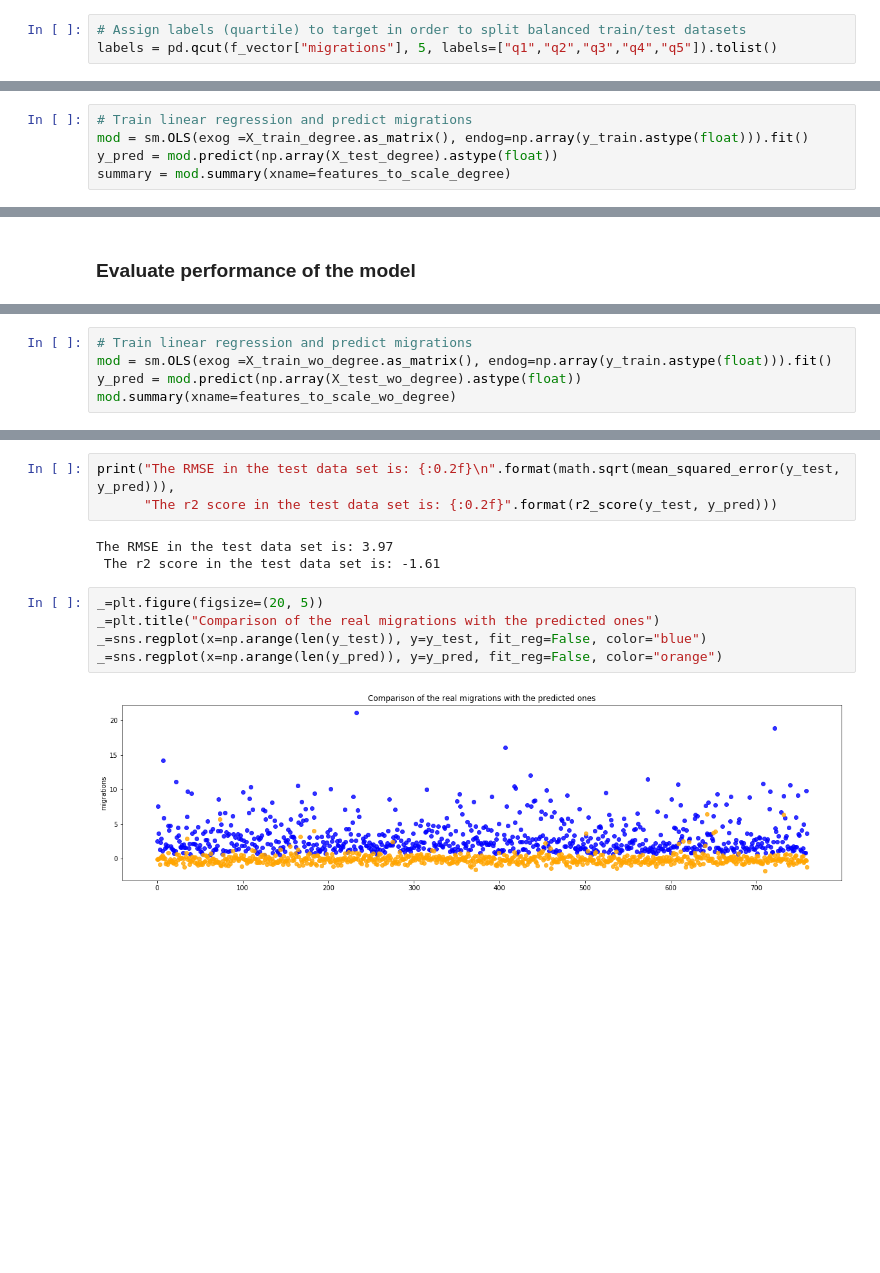
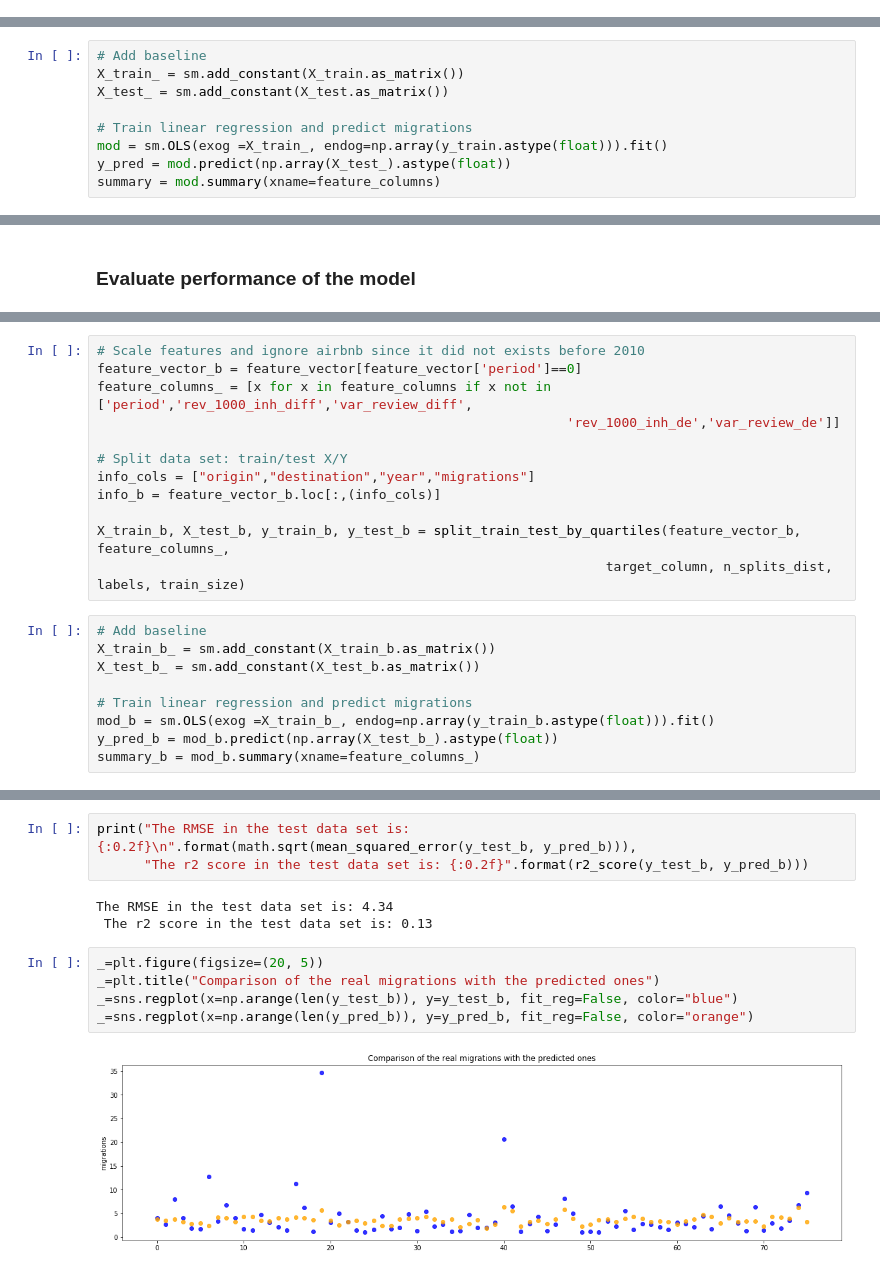
Before and after one commit to diazcelsa/population_dynamics, a Jupyter notebook: model/Prediction of Number of migrations between districts per year GLS.ipynb, the cells around one changed output, grey strips where cells are left out. Cells and saved outputs as stored; diff of their text form; blank space fills up the shorter version.

```diff
--- a/model/Prediction of Number of migrations between districts per year GLS.ipynb
+++ b/model/Prediction of Number of migrations between districts per year GLS.ipynb
@@ -58,3 +74,0 @@ y = f_vector.loc[:,"migrations"]
-# %%
-# Assign labels (quartile) to target in order to split balanced train/test datasets
-labels = pd.qcut(f_vector["migrations"], 5, labels=["q1","q2","q3","q4","q5"]).tolist()
@@ -80,8 +121,12 @@ _=sns.boxplot(y_test)
 # %% [markdown]
 ### Train Linear Regression & Identify features with higher impact
 # %%
+# Add baseline
+X_train_ = sm.add_constant(X_train.as_matrix())
+X_test_ = sm.add_constant(X_test.as_matrix())
+
 # Train linear regression and predict migrations
-mod = sm.OLS(exog =X_train_degree.as_matrix(), endog=np.array(y_train.astype(float))).fit()
-y_pred = mod.predict(np.array(X_test_degree).astype(float))
-summary = mod.summary(xname=features_to_scale_degree)
+mod = sm.OLS(exog =X_train_, endog=np.array(y_train.astype(float))).fit()
+y_pred = mod.predict(np.array(X_test_).astype(float))
+summary = mod.summary(xname=feature_columns)
 # %%
@@ -156,5 +240,21 @@ _=plt.ylabel("Y predicted")
+# %%
+# Scale features and ignore airbnb since it did not exists before 2010
+feature_vector_b = feature_vector[feature_vector['period']==0]
+feature_columns_ = [x for x in feature_columns if x not in ['period','rev_1000_inh_diff','var_review_diff',
+                                                            'rev_1000_inh_de','var_review_de']]
+
+# Split data set: train/test X/Y
+info_cols = ["origin","destination","year","migrations"]
+info_b = feature_vector_b.loc[:,(info_cols)]
+
+X_train_b, X_test_b, y_train_b, y_test_b = split_train_test_by_quartiles(feature_vector_b, feature_columns_,
+                                                                 target_column, n_splits_dist, labels, train_size)
 # %%
+# Add baseline
+X_train_b_ = sm.add_constant(X_train_b.as_matrix())
+X_test_b_ = sm.add_constant(X_test_b.as_matrix())
+
 # Train linear regression and predict migrations
-mod = sm.OLS(exog =X_train_wo_degree.as_matrix(), endog=np.array(y_train.astype(float))).fit()
-y_pred = mod.predict(np.array(X_test_wo_degree).astype(float))
-mod.summary(xname=features_to_scale_wo_degree)
+mod_b = sm.OLS(exog =X_train_b_, endog=np.array(y_train_b.astype(float))).fit()
+y_pred_b = mod_b.predict(np.array(X_test_b_).astype(float))
+summary_b = mod_b.summary(xname=feature_columns_)
@@ -200,13 +305,13 @@ Considering a level of significance of 5%, statistically significant factors are
 # %%
-print("The RMSE in the test data set is: {:0.2f}\n".format(math.sqrt(mean_squared_error(y_test, y_pred))),
-      "The r2 score in the test data set is: {:0.2f}".format(r2_score(y_test, y_pred)))
+print("The RMSE in the test data set is: {:0.2f}\n".format(math.sqrt(mean_squared_error(y_test_b, y_pred_b))),
+      "The r2 score in the test data set is: {:0.2f}".format(r2_score(y_test_b, y_pred_b)))
 # %% [output]
-The RMSE in the test data set is: 3.97
- The r2 score in the test data set is: -1.61
+The RMSE in the test data set is: 4.34
+ The r2 score in the test data set is: 0.13
 # %%
 _=plt.figure(figsize=(20, 5))
 _=plt.title("Comparison of the real migrations with the predicted ones")
-_=sns.regplot(x=np.arange(len(y_test)), y=y_test, fit_reg=False, color="blue")
-_=sns.regplot(x=np.arange(len(y_pred)), y=y_pred, fit_reg=False, color="orange")
+_=sns.regplot(x=np.arange(len(y_test_b)), y=y_test_b, fit_reg=False, color="blue")
+_=sns.regplot(x=np.arange(len(y_pred_b)), y=y_pred_b, fit_reg=False, color="orange")
 # %% [output]
-[figure, old version]
+[figure, new version]
```
Also changed, not shown: parts of 65 cells of this notebook, 4 other files.
